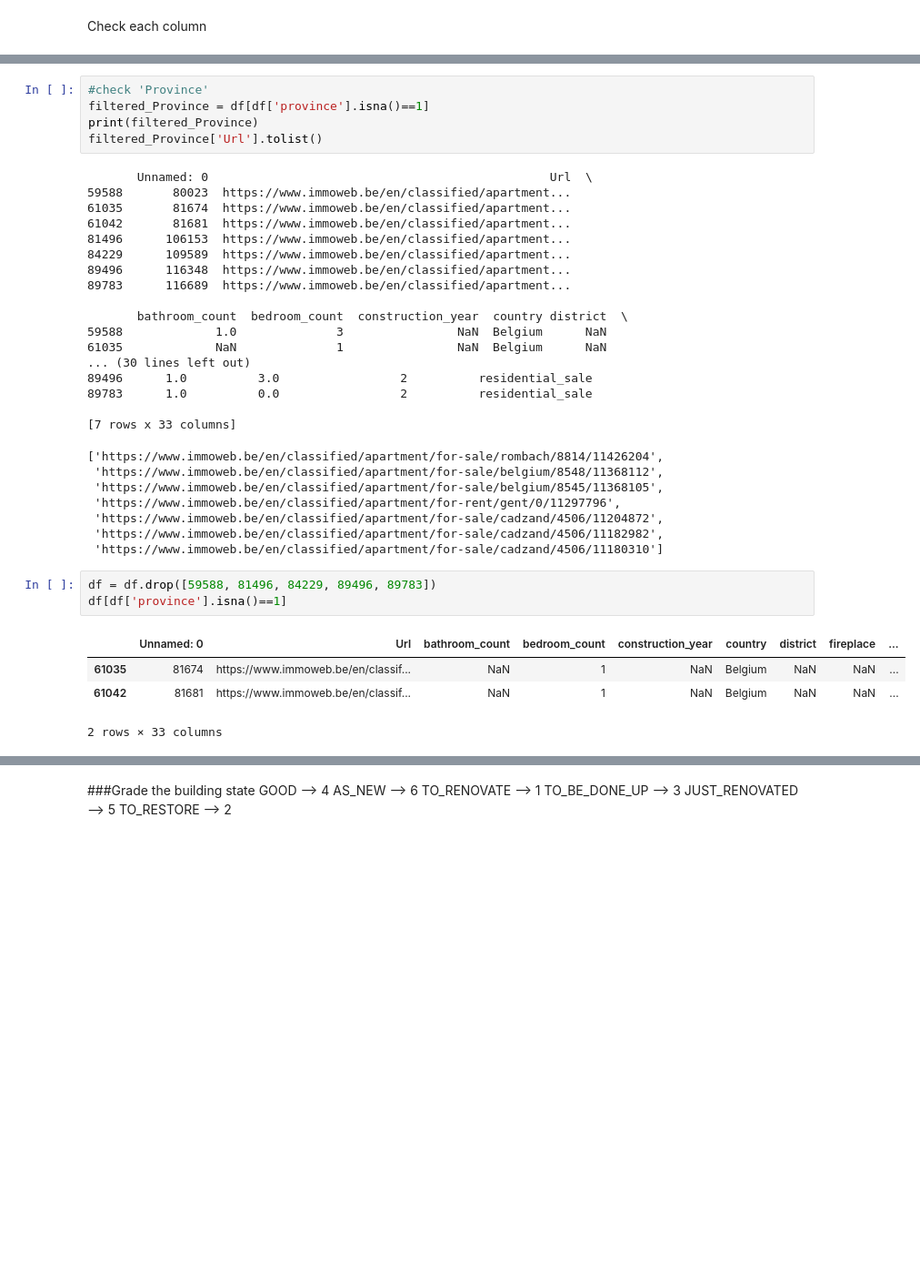
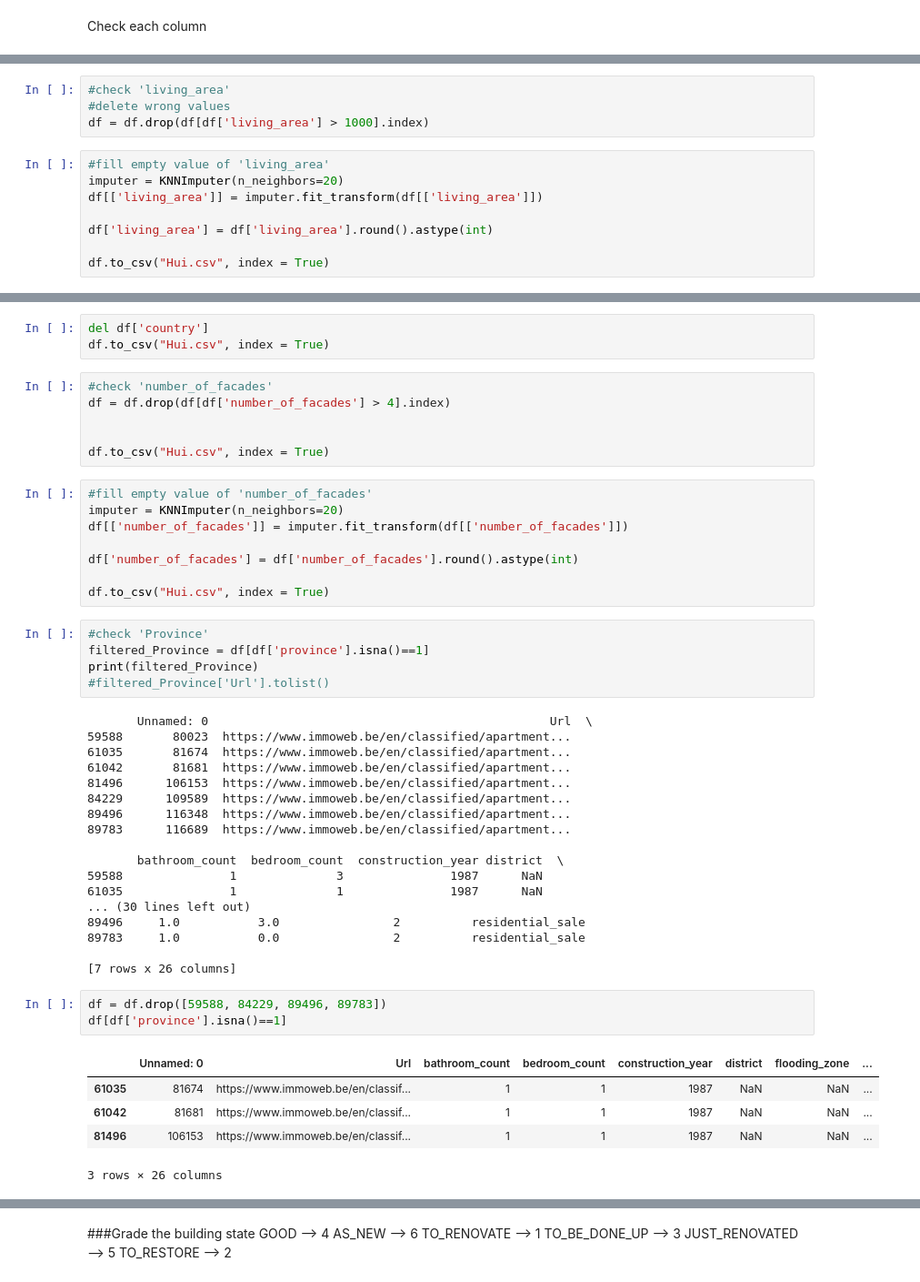
Before and after one commit to EmmaSHANG0625/LGG-Thomas, a Jupyter notebook: projects/immo_eliza/Hui.ipynb, the cells around one changed output, grey strips where cells are left out. Shown: that part at 91% size. Saved outputs shown, nothing was run; the diff lists cells and outputs as text; blank space fills up the shorter version.

```diff
--- a/projects/immo_eliza/Hui.ipynb
+++ b/projects/immo_eliza/Hui.ipynb
@@ -107,0 +241,12 @@ Check each column
+# %%
+#check 'living_area'
+#delete wrong values
+df = df.drop(df[df['living_area'] > 1000].index)
+# %%
+#fill empty value of 'living_area'
+imputer = KNNImputer(n_neighbors=20)
+df[['living_area']] = imputer.fit_transform(df[['living_area']])
+
+df['living_area'] = df['living_area'].round().astype(int)
+
+df.to_csv("Hui.csv", index = True)
@@ -108,8 +260,25 @@ Check each column
+# %%
+del df['country']
+df.to_csv("Hui.csv", index = True)
+# %%
+#check 'number_of_facades'
+df = df.drop(df[df['number_of_facades'] > 4].index)
+
+
+df.to_csv("Hui.csv", index = True)
+# %%
+#fill empty value of 'number_of_facades'
+imputer = KNNImputer(n_neighbors=20)
+df[['number_of_facades']] = imputer.fit_transform(df[['number_of_facades']])
+
+df['number_of_facades'] = df['number_of_facades'].round().astype(int)
+
+df.to_csv("Hui.csv", index = True)
 # %%
 #check 'Province'
 filtered_Province = df[df['province'].isna()==1]
 print(filtered_Province)
-filtered_Province['Url'].tolist()
+#filtered_Province['Url'].tolist()
 # %% [output]
        Unnamed: 0                                                Url  \
 59588       80023  https://www.immoweb.be/en/classified/apartment...
@@ -120,29 +289,23 @@ filtered_Province['Url'].tolist()
 89496      116348  https://www.immoweb.be/en/classified/apartment...
 89783      116689  https://www.immoweb.be/en/classified/apartment...
 
-       bathroom_count  bedroom_count  construction_year  country district  \
-59588             1.0              3                NaN  Belgium      NaN
-61035             NaN              1                NaN  Belgium      NaN
+       bathroom_count  bedroom_count  construction_year district  \
+59588               1              3               1987      NaN
+61035               1              1               1987      NaN
 ... (30 lines left out)
-89496      1.0          3.0                 2          residential_sale
-89783      1.0          0.0                 2          residential_sale
+89496     1.0           3.0                2          residential_sale
+89783     1.0           0.0                2          residential_sale
 
-[7 rows x 33 columns]
+[7 rows x 26 columns]
-['https://www.immoweb.be/en/classified/apartment/for-sale/rombach/8814/11426204',
- 'https://www.immoweb.be/en/classified/apartment/for-sale/belgium/8548/11368112',
- 'https://www.immoweb.be/en/classified/apartment/for-sale/belgium/8545/11368105',
- 'https://www.immoweb.be/en/classified/apartment/for-rent/gent/0/11297796',
- 'https://www.immoweb.be/en/classified/apartment/for-sale/cadzand/4506/11204872',
- 'https://www.immoweb.be/en/classified/apartment/for-sale/cadzand/4506/11182982',
- 'https://www.immoweb.be/en/classified/apartment/for-sale/cadzand/4506/11180310']
 # %%
-df = df.drop([59588, 81496, 84229, 89496, 89783])
+df = df.drop([59588, 84229, 89496, 89783])
 df[df['province'].isna()==1]
 # %% [output]
-|  | Unnamed: 0 | Url | bathroom_count | bedroom_count | construction_year | country | district | fireplace | ... |
-| 61035 | 81674 | https://www.immoweb.be/en/classif... | NaN | 1 | NaN | Belgium | NaN | NaN | ... |
-| 61042 | 81681 | https://www.immoweb.be/en/classif... | NaN | 1 | NaN | Belgium | NaN | NaN | ... |
+|  | Unnamed: 0 | Url | bathroom_count | bedroom_count | construction_year | district | flooding_zone | ... |
+| 61035 | 81674 | https://www.immoweb.be/en/classif... | 1 | 1 | 1987 | NaN | NaN | ... |
+| 61042 | 81681 | https://www.immoweb.be/en/classif... | 1 | 1 | 1987 | NaN | NaN | ... |
+| 81496 | 106153 | https://www.immoweb.be/en/classif... | 1 | 1 | 1987 | NaN | NaN | ... |
-2 rows × 33 columns
+3 rows × 26 columns
 # %%
 #Fill the info of 'province'
 df.at[61035, 'province'] = 'West Flanders'
```
Also changed, not shown: parts of 49 cells of this notebook, 29 other files.
